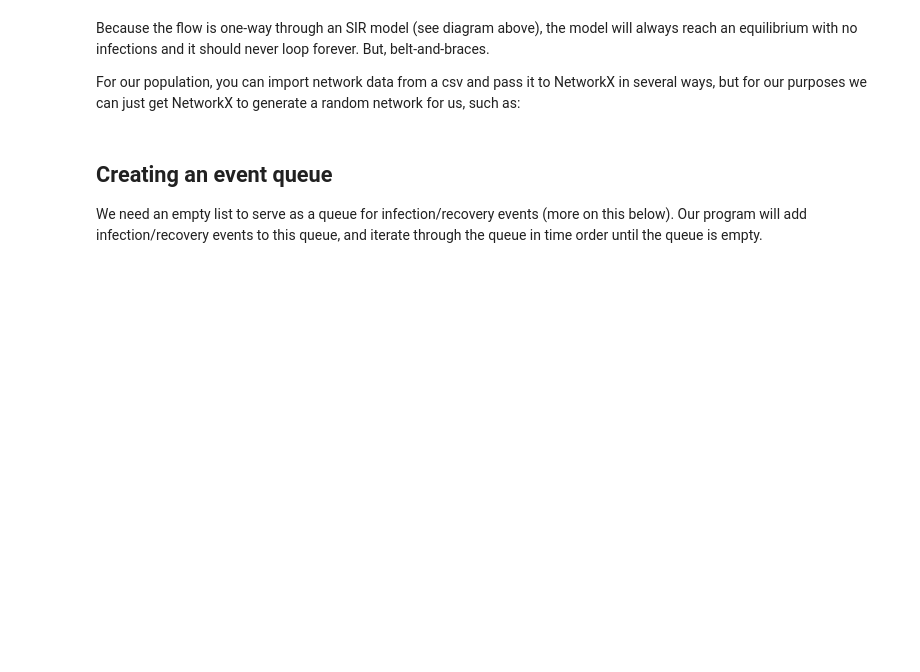
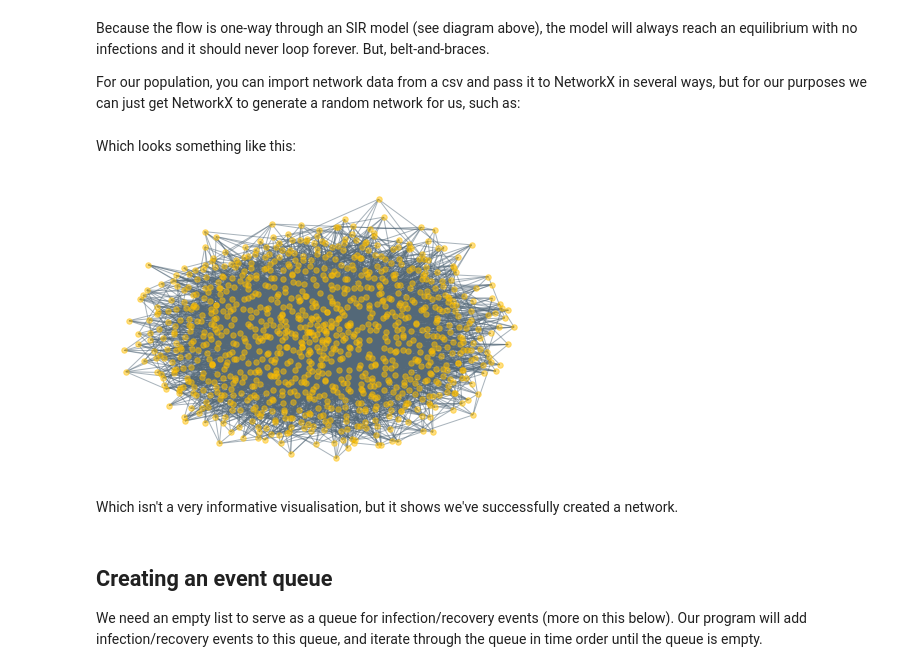
Before and after one commit to theta-max/data-science, a Jupyter notebook: epidemics/Building an SIR epidemic model in Python.ipynb, the cells around one changed output. Cells and saved outputs as stored; diff of their text form; code cells hidden in the pictures; blank space fills up the shorter version.

Commit message:
added network visualisation to jupyter notebook

```diff
--- a/epidemics/Building an SIR epidemic model in Python.ipynb
+++ b/epidemics/Building an SIR epidemic model in Python.ipynb
@@ -38,6 +40,14 @@ Because the flow is one-way through an SIR model (see diagram above), the model
 For our population, you can import network data from a csv and pass it to NetworkX in several ways, but for our purposes we can just get NetworkX to generate a random network for us, such as:
 # %%
 G = nx.barabasi_albert_graph(1000,6)
+# %% [markdown]
+Which looks something like this:
+# %%
+nx.draw(G, alpha=0.5, node_size=30, node_color="#FFBF00", edge_color="#536878")
+# %% [output]
+[figure, added]
+# %% [markdown]
+Which isn't a very informative visualisation, but it shows we've successfully created a network.
 # %% [markdown]
 ## Creating an event queue
 We need an empty list to serve as a queue for infection/recovery events (more on this below). Our program will add infection/recovery events to this queue, and iterate through the queue in time order until the queue is empty.
```
Also changed, not shown: parts of 3 cells of this notebook.
